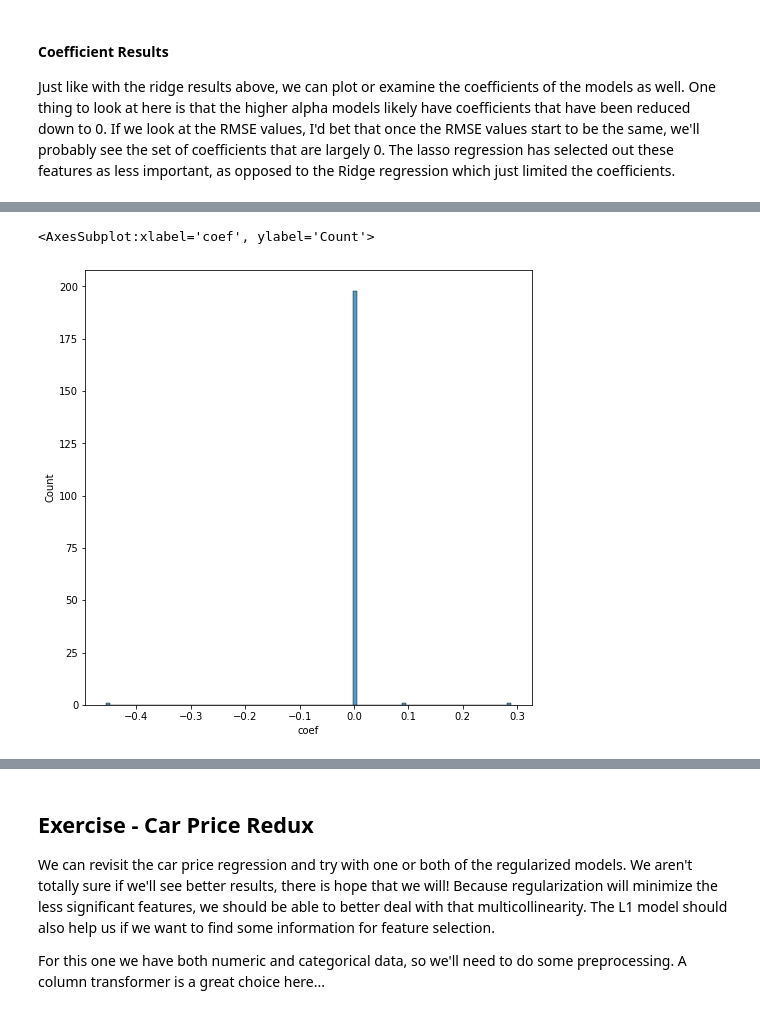
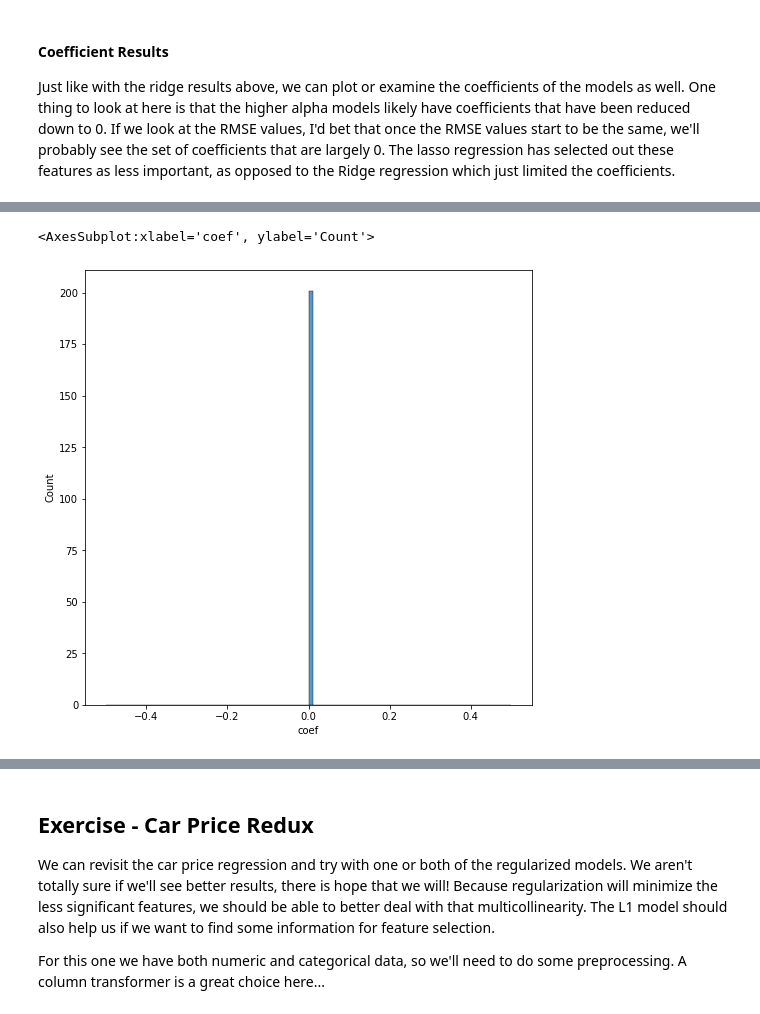
Before and after one commit to shaunmcgregor/Intro_to_Machine_Learning_Student_Workbooks, a Jupyter notebook: 007_regression_regularization.ipynb, the cells around one changed output, grey strips where cells are left out. Saved outputs shown, nothing was run; the diff lists cells and outputs as text; code cells hidden in the pictures.

```diff
--- a/007_regression_regularization.ipynb
+++ b/007_regression_regularization.ipynb
@@ -365,7 +353,7 @@ test_preds = []
 l1_models = []
 scaler = StandardScaler()
 trans = PolynomialFeatures(200)
-alphas = [0,.00001,.00005,.0001,.0005,.001,.01,.1,.25,.5,1,2,10,20,50]
+alphas = [.00001,.00005,.0001,.0005,.001,.01,.1,.25,.5,1,2,10,20,50]
 for a in alphas:
     model = Lasso(normalize=True, alpha=a, selection="random", max_iter=100000)
     pipeline = Pipeline(steps=[('s', scaler), ('t', trans), ('m', model)])
@@ -399,7 +387,7 @@ for p in range(len(test_preds)):
 
 Just like with the ridge results above, we can plot or examine the coefficients of the models as well. One thing to look at here is that the higher alpha models likely have coefficients that have been reduced down to 0. If we look at the RMSE values, I'd bet that once the RMSE values start to be the same, we'll probably see the set of coefficients that are largely 0. The lasso regression has selected out these features as less important, as opposed to the Ridge regression which just limited the coefficients.
 # %%
-coefs = l1_models[4].coef_.T
+coefs = l1_models[-1].coef_.T
 df_coef = pd.DataFrame(coefs, columns=["coef"])
 print(df_coef.describe())
 #sns.histplot(df_coef, x="coef",binrange=(-.0000000000000000000000000000000000001,.0000000000000000000000000000000000001),bins=50)
@@ -417,2 +405,2 @@ max      0.289619
 <AxesSubplot:xlabel='coef', ylabel='Count'>
-[figure, old version]
+[figure, new version]
```
Also changed, not shown: parts of 20 cells of this notebook, 1 other file.
